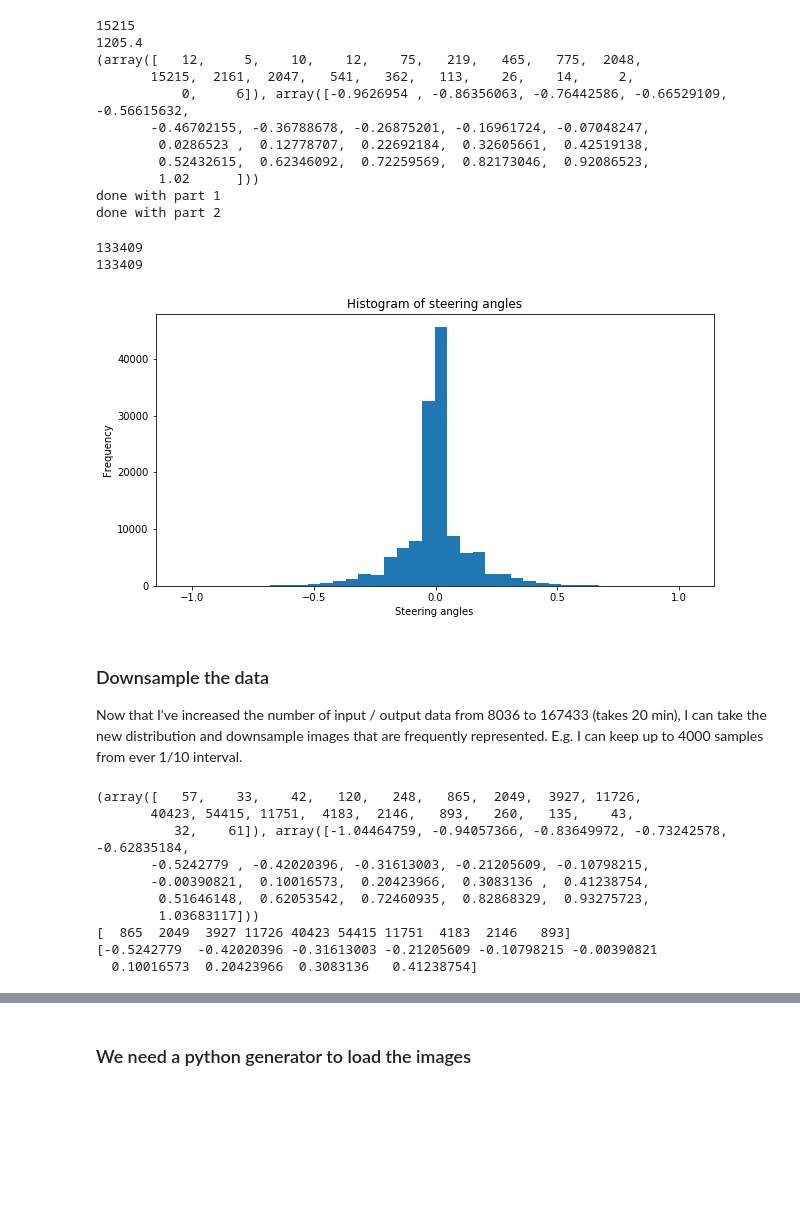
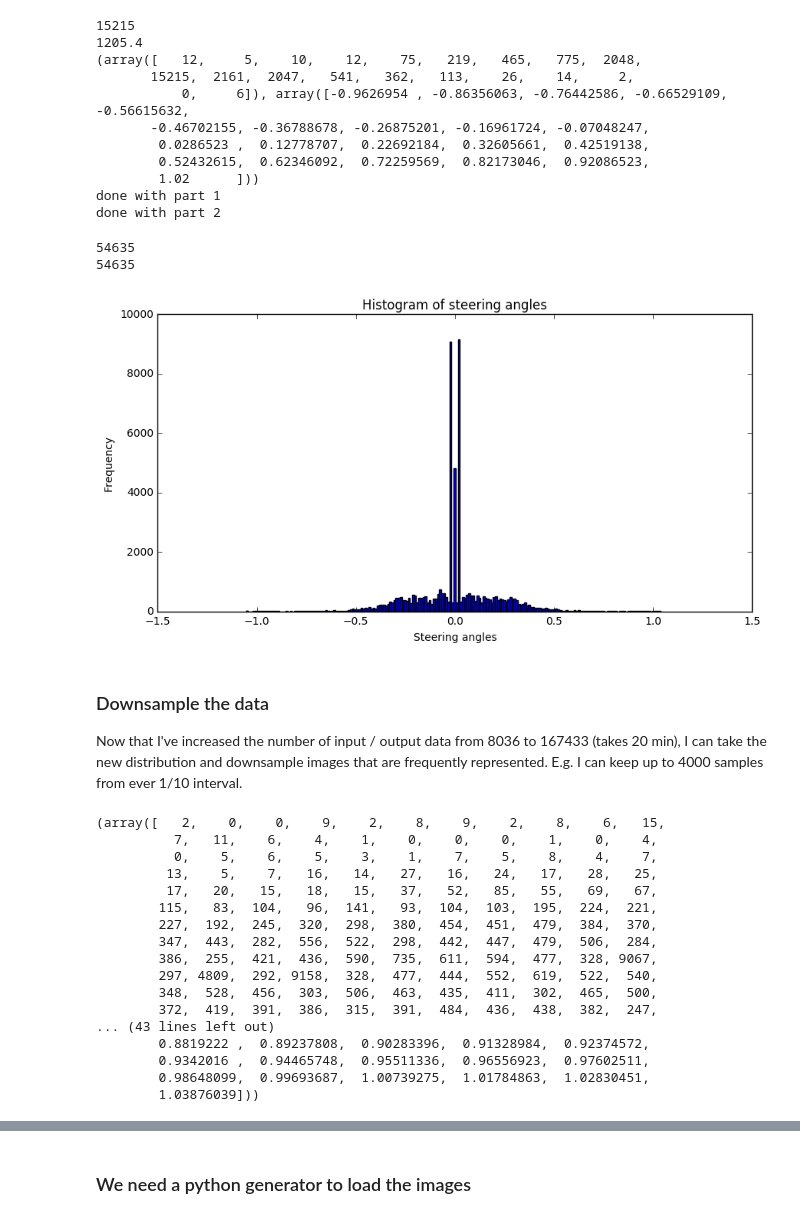
Before and after one commit to kkufieta/CarND-BehavioralCloning, a Jupyter notebook: model.ipynb, the cells around one changed output, grey strips where cells are left out. Saved outputs shown, nothing was run; the diff lists cells and outputs as text; code cells hidden in the pictures; blank space fills up the shorter version.

```diff
--- a/model.ipynb
+++ b/model.ipynb
@@ -304,6 +304,8 @@ for i in range(len(y_data)):
         variations = 2
     elif y_data[i] <= -0.2 or y_data[i] >= 0.2:
         variations = 1
+    else:
+        variations = 0
 
     # Augment brightness of images, keep same angle
     for j in range(variations):
@@ -338,40 +340,47 @@ done with part 2
 # %%
 print(len(y_data))
 print(len(X_data_paths))
 
 plt.figure(figsize=(10,5))
-plt.hist(y_data, 40)
+plt.hist(y_data, 200)
 plt.ylabel('Frequency')
 plt.xlabel('Steering angles')
 plt.title('Histogram of steering angles')
 plt.show()
 # %% [output]
-133409
-133409
+54635
+54635
-[figure, old version]
+[figure, new version]
 # %% [markdown]
 ### Downsample the data
 
 Now that I've increased the number of input / output data from 8036 to 167433 (takes 20 min), I can take the new distribution and downsample images that are frequently represented. E.g. I can keep up to 4000 samples from ever 1/10 interval.
 # %%
-hist_y_data = np.histogram(y_data, bins=20)
+hist_y_data = np.histogram(y_data, bins=200)
 print(hist_y_data)
 
 # Let's do this manually:
-print(hist_y_data[0][5:15])
-print(hist_y_data[1][5:15])
-number_samples_bin = hist_y_data[0][5:15]
-range_samples_bin = hist_y_data[1][5:15]
+# print(hist_y_data[0][5:15])
+# print(hist_y_data[1][5:15])
+number_samples_bin = hist_y_data[0]
+range_samples_bin = hist_y_data[1]
 # %% [output]
-(array([   57,    33,    42,   120,   248,   865,  2049,  3927, 11726,
-       40423, 54415, 11751,  4183,  2146,   893,   260,   135,    43,
-          32,    61]), array([-1.04464759, -0.94057366, -0.83649972, -0.73242578, -0.62835184,
-       -0.5242779 , -0.42020396, -0.31613003, -0.21205609, -0.10798215,
-       -0.00390821,  0.10016573,  0.20423966,  0.3083136 ,  0.41238754,
-        0.51646148,  0.62053542,  0.72460935,  0.82868329,  0.93275723,
-        1.03683117]))
-[  865  2049  3927 11726 40423 54415 11751  4183  2146   893]
-[-0.5242779  -0.42020396 -0.31613003 -0.21205609 -0.10798215 -0.00390821
-  0.10016573  0.20423966  0.3083136   0.41238754]
+(array([   2,    0,    0,    9,    2,    8,    9,    2,    8,    6,   15,
+          7,   11,    6,    4,    1,    0,    0,    0,    1,    0,    4,
+          0,    5,    6,    5,    3,    1,    7,    5,    8,    4,    7,
+         13,    5,    7,   16,   14,   27,   16,   24,   17,   28,   25,
+         17,   20,   15,   18,   15,   37,   52,   85,   55,   69,   67,
+        115,   83,  104,   96,  141,   93,  104,  103,  195,  224,  221,
+        227,  192,  245,  320,  298,  380,  454,  451,  479,  384,  370,
+        347,  443,  282,  556,  522,  298,  442,  447,  479,  506,  284,
+        386,  255,  421,  436,  590,  735,  611,  594,  477,  328, 9067,
+        297, 4809,  292, 9158,  328,  477,  444,  552,  619,  522,  540,
+        348,  528,  456,  303,  506,  463,  435,  411,  302,  465,  500,
+        372,  419,  391,  386,  315,  391,  484,  436,  438,  382,  247,
+... (43 lines left out)
+        0.8819222 ,  0.89237808,  0.90283396,  0.91328984,  0.92374572,
+        0.9342016 ,  0.94465748,  0.95511336,  0.96556923,  0.97602511,
+        0.98648099,  0.99693687,  1.00739275,  1.01784863,  1.02830451,
+        1.03876039]))
 # %%
 # To introduce randomness, let's shuffle the data
```
Also changed, not shown: parts of 7 cells of this notebook.
